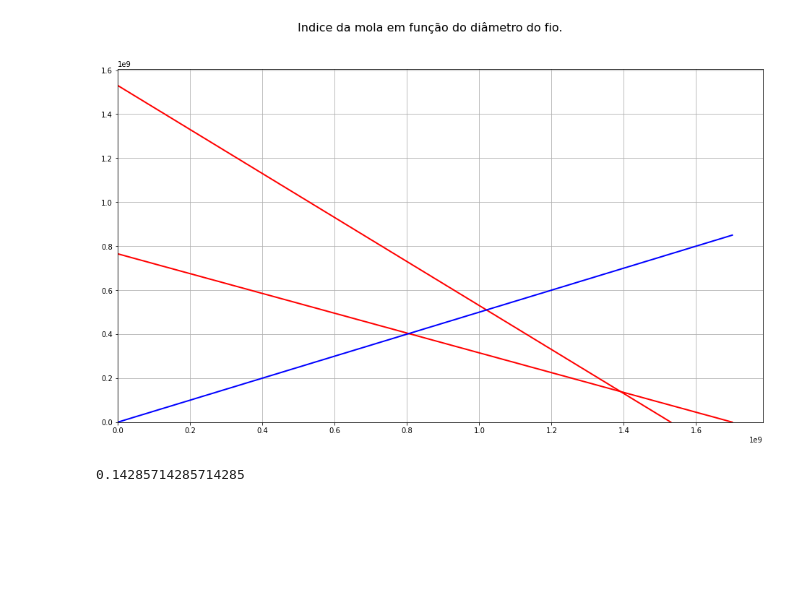
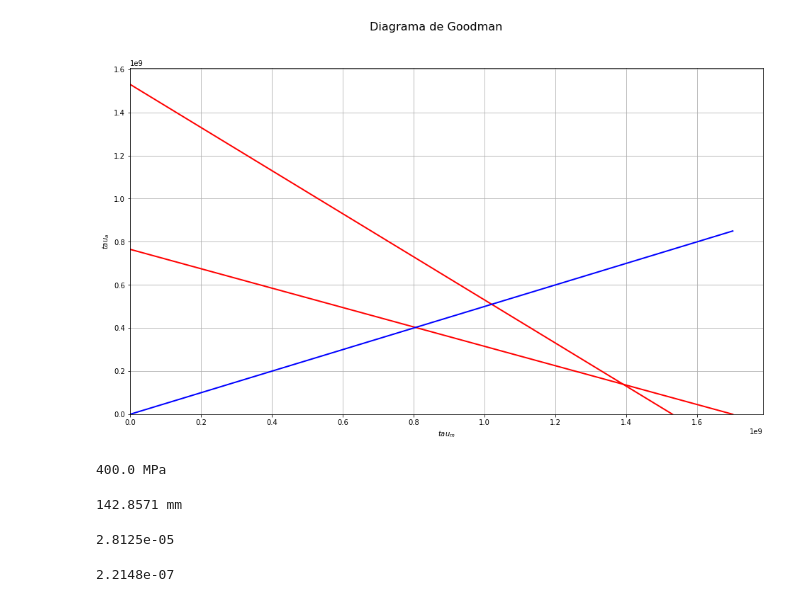
Before and after one commit to Esterci/Engenharia_Mecanica_UFJF, a Jupyter notebook: 12_periodo/elementos_II/exercicio_3.ipynb, the cells around one changed output. Drawn from its saved outputs; the diff is of its cells as text; code cells hidden in the pictures; blank space fills up the shorter version.

```diff
--- a/12_periodo/elementos_II/exercicio_3.ipynb
+++ b/12_periodo/elementos_II/exercicio_3.ipynb
@@ -8,41 +8,48 @@ Su = 1700e6
 Sy = 1530e6
 Fa = 5e3/2
 k = 35e3
+L = 1.5/2
+E = 200e9
+F_max = 5e3
+F_min = 5e3
 
 # plotagem gráfico de goodman
 
 fig = plt.figure(figsize=[16, 9])
-fig.suptitle('Indice da mola em função do diâmetro do fio.', fontsize=16)
+fig.suptitle('Diagrama de Goodman', fontsize=16)
 
 linha_sobrecarga_1 = np.array(
     ([0,0.45*Su],
     [Su,0])
 )
 
 linha_sobrecarga_2 = np.array(
     ([0,Sy],
     [Sy,0])
 )
 
 linha_carga = np.array(
     ([0,0],
     [Su,Su/2])
 )
 
 
 # Plotando 2D
 
 ax = fig.add_subplot(1, 1, 1)
 
 ax.plot(linha_sobrecarga_1[:,0], linha_sobrecarga_1[:,1], 'r', linewidth=2)
 ax.plot(linha_sobrecarga_2[:,0], linha_sobrecarga_2[:,1], 'r', linewidth=2)
 ax.plot(linha_carga[:,0], linha_carga[:,1], 'b', linewidth=2)
 
+ax.set_xlabel("$tau_m$")
+ax.set_ylabel("$tau_a$")
+
 ax.set_xlim(0)
 ax.set_ylim(0)
 
 ax.grid()
 
 plt.show()
 # %% [output]
-[figure, old version]
+[figure, new version]
@@ -51,5 +56,20 @@ tensao_max = 0.4e9
+# %%
+tensao_a_max = 0.4e9
+print("{} MPa".format(tensao_a_max*1e-6))
+# %% [output]
+400.0 MPa
 # %%
 delta = 2*Fa/k
-delta
+print("{:.4f} mm".format(delta*1e3))
 # %% [output]
-0.14285714285714285
+142.8571 mm
+# %%
+bh2 = 6*Fa*L/tensao_a_max
+print('{:.4e}'.format(bh2))
+# %% [output]
+2.8125e-05
+# %%
+bh3 = 6*Fa*L**3/(E*delta)
+print('{:.4e}'.format(bh3))
+# %% [output]
+2.2148e-07
```
Also changed, not shown: parts of 4 cells of this notebook, 1 other file.
